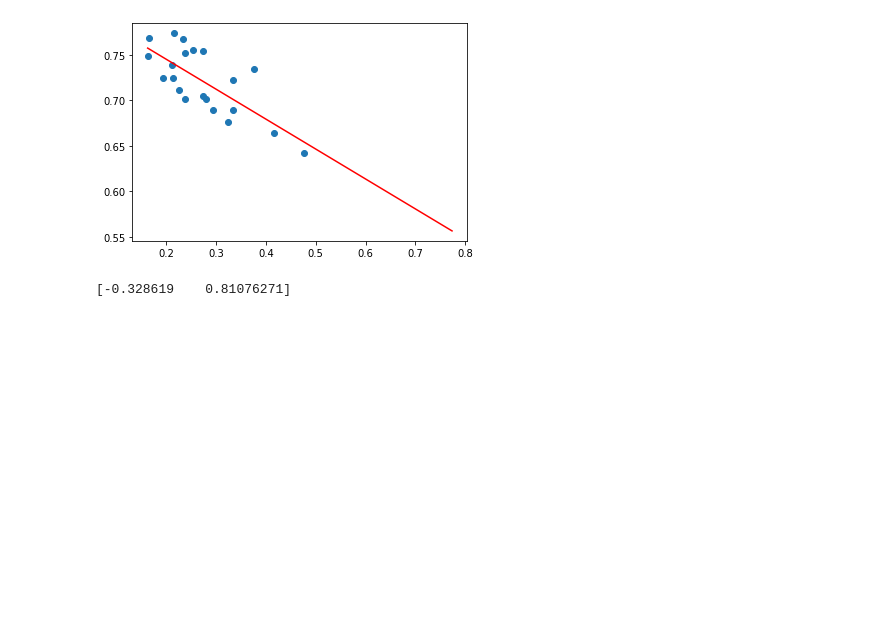
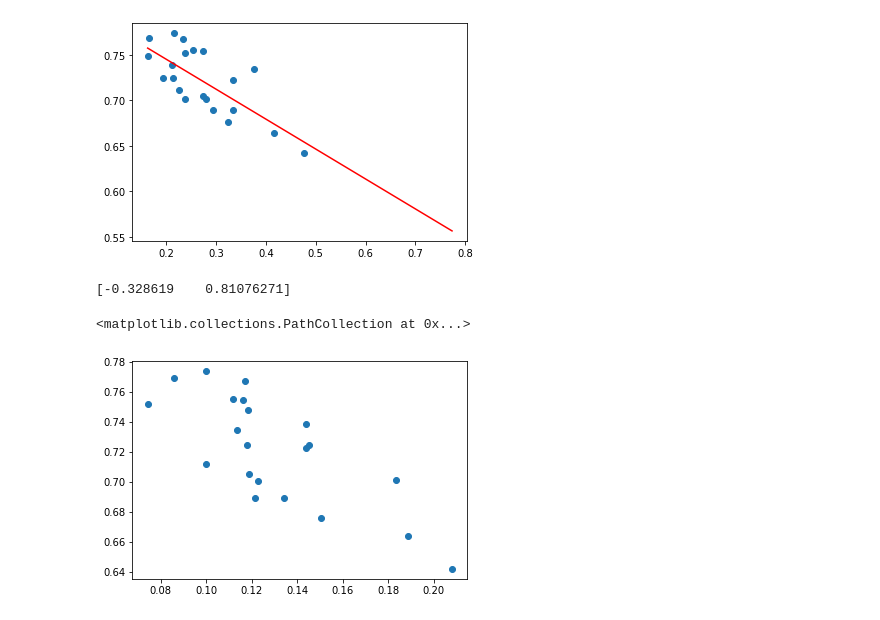
Before and after one commit to SiraDD/python_project, a Jupyter notebook: Linh_Turing_project.ipynb, the cells around one changed output. Cells and saved outputs as stored; diff of their text form; code cells hidden in the pictures; blank space fills up the shorter version.

```diff
--- a/Linh_Turing_project.ipynb
+++ b/Linh_Turing_project.ipynb
@@ -290,3 +292,8 @@ plt.plot(xs, ys, color="red")
 print(params)
 # %% [output]
 [-0.328619    0.81076271]
+# %%
+plt.scatter(df_per_year['acousticness'], df_per_year['energy'])
+# %% [output]
+<matplotlib.collections.PathCollection at 0x...>
+[figure, added]
```
Also changed, not shown: parts of 7 cells of this notebook.
